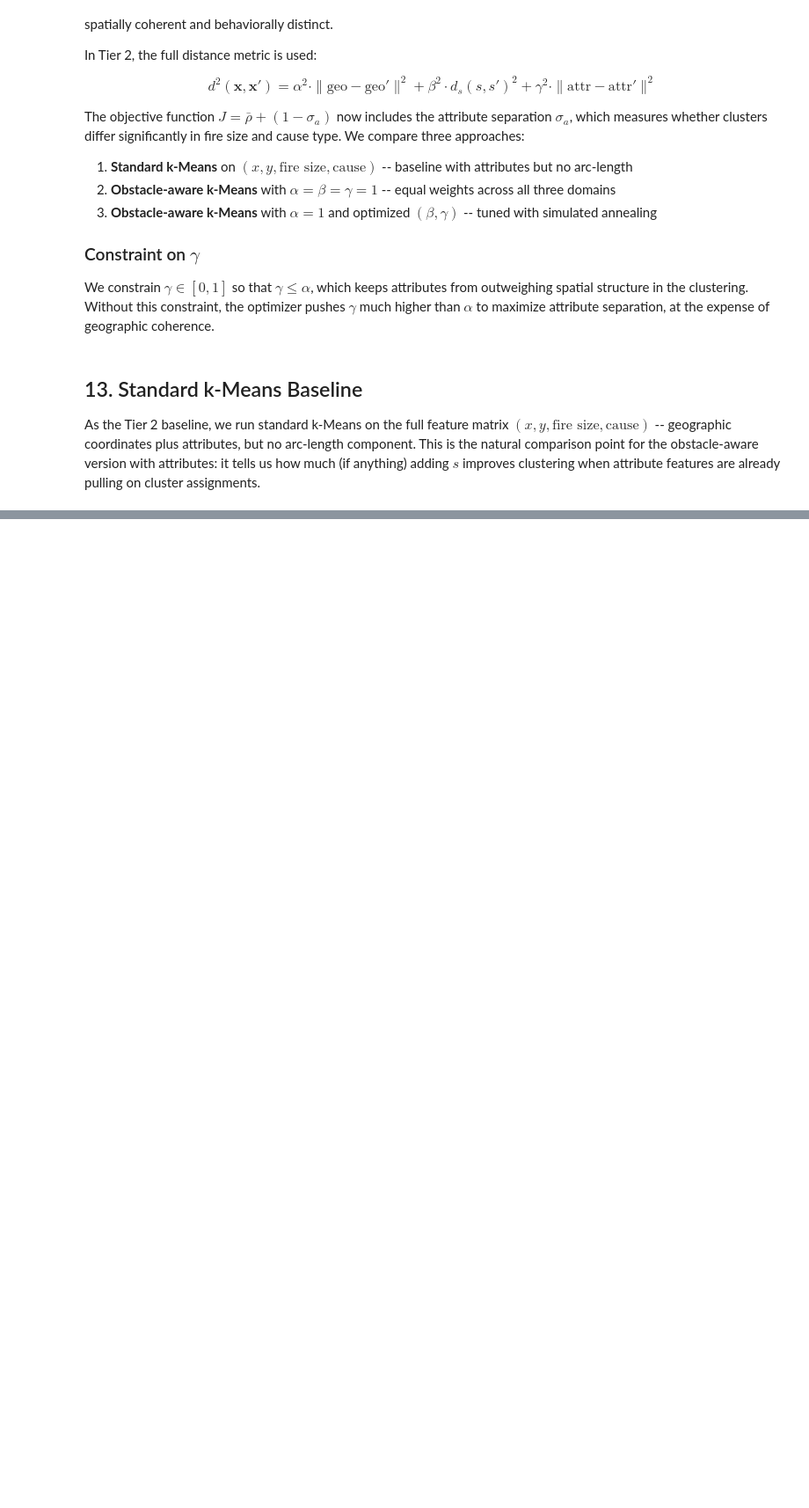
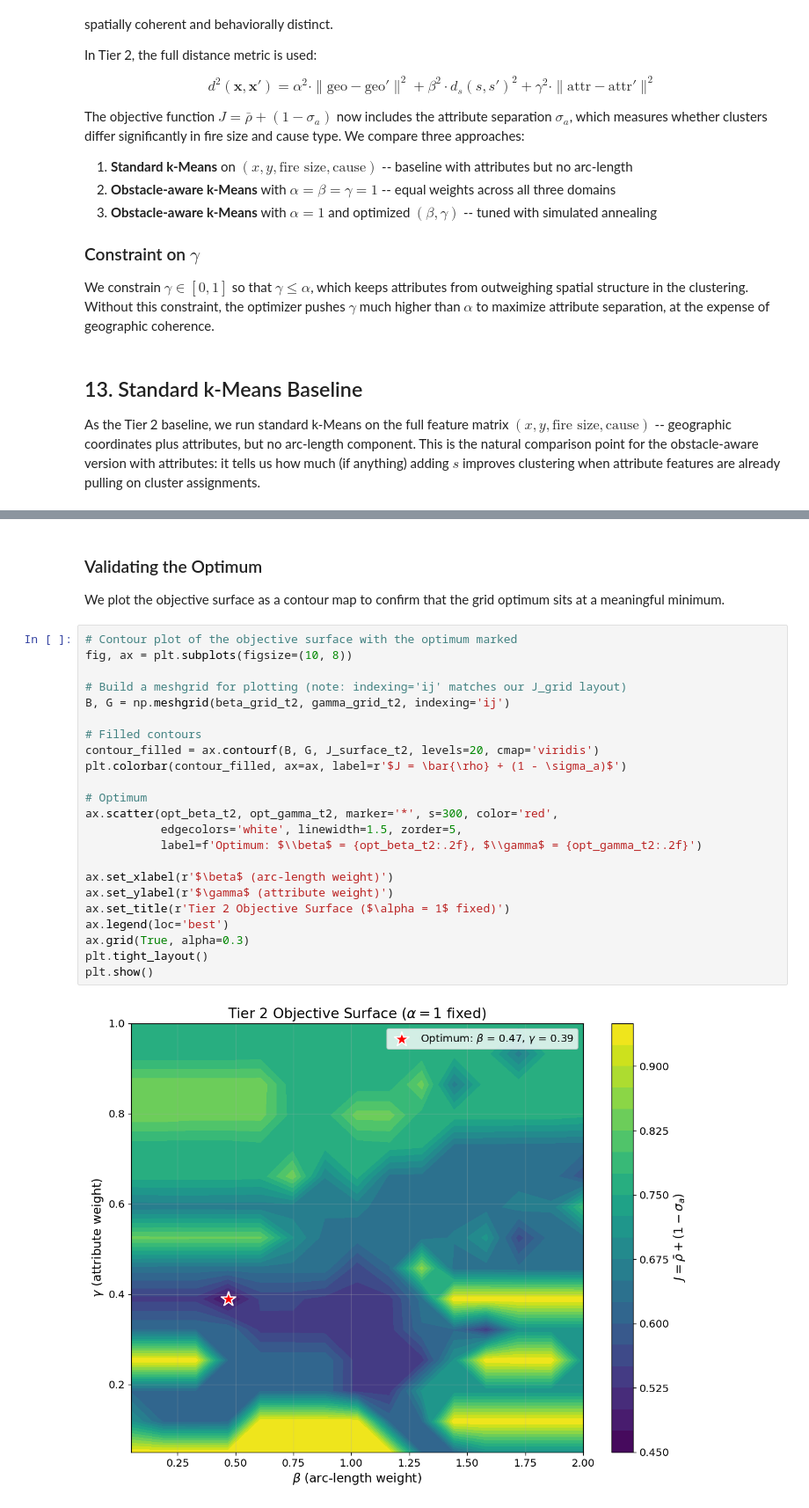
Before and after one commit to Michele-75/obstacle-aware-clustering, a Jupyter notebook: notebooks/03_clustering_wildfires.ipynb, the cells around one changed output, grey strips where cells are left out. Shown at 88% size. Cells and saved outputs as stored; diff of their text form; blank space fills up the shorter version.

```diff
--- a/notebooks/03_clustering_wildfires.ipynb
+++ b/notebooks/03_clustering_wildfires.ipynb
@@ -1231,0 +992,29 @@ The constraint $\gamma \leq 1$ (ensuring attributes don't overpower geography) w
+# %% [markdown]
+### Validating the Optimum
+
+We plot the objective surface as a contour map to confirm that the grid optimum sits at a meaningful minimum.
+# %%
+# Contour plot of the objective surface with the optimum marked
+fig, ax = plt.subplots(figsize=(10, 8))
+
+# Build a meshgrid for plotting (note: indexing='ij' matches our J_grid layout)
+B, G = np.meshgrid(beta_grid_t2, gamma_grid_t2, indexing='ij')
+
+# Filled contours
+contour_filled = ax.contourf(B, G, J_surface_t2, levels=20, cmap='viridis')
+plt.colorbar(contour_filled, ax=ax, label=r'$J = \bar{\rho} + (1 - \sigma_a)$')
+
+# Optimum
+ax.scatter(opt_beta_t2, opt_gamma_t2, marker='*', s=300, color='red',
+           edgecolors='white', linewidth=1.5, zorder=5,
+           label=f'Optimum: $\\beta$ = {opt_beta_t2:.2f}, $\\gamma$ = {opt_gamma_t2:.2f}')
+
+ax.set_xlabel(r'$\beta$ (arc-length weight)')
+ax.set_ylabel(r'$\gamma$ (attribute weight)')
+ax.set_title(r'Tier 2 Objective Surface ($\alpha = 1$ fixed)')
+ax.legend(loc='best')
+ax.grid(True, alpha=0.3)
+plt.tight_layout()
+plt.show()
+# %% [output]
+[figure, added]
```
Also changed, not shown: parts of 42 cells of this notebook, 4 other files.
